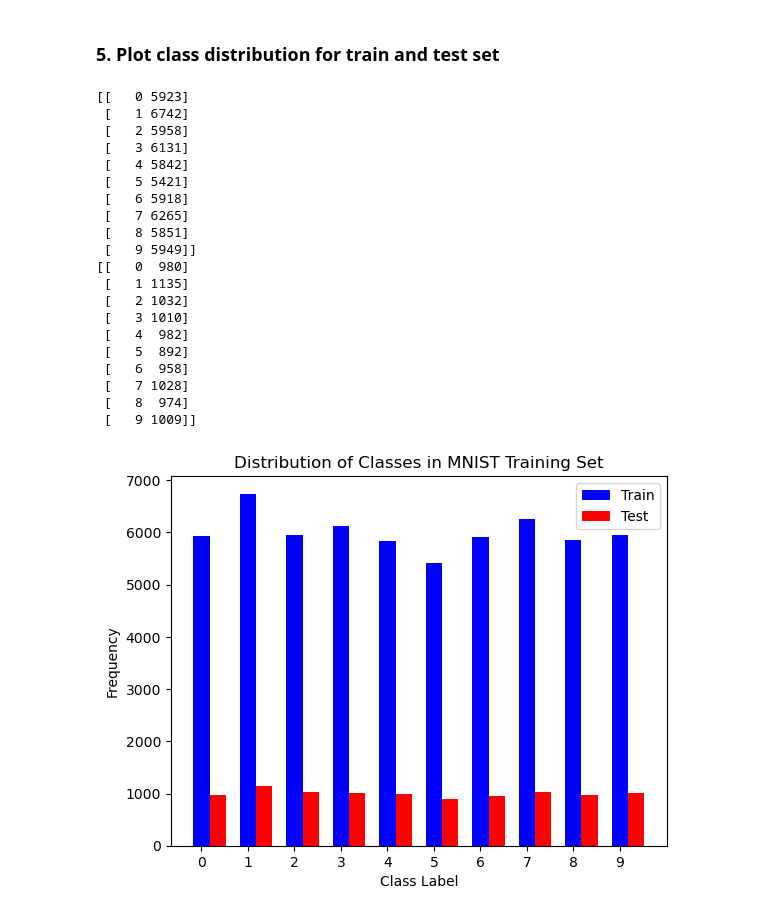
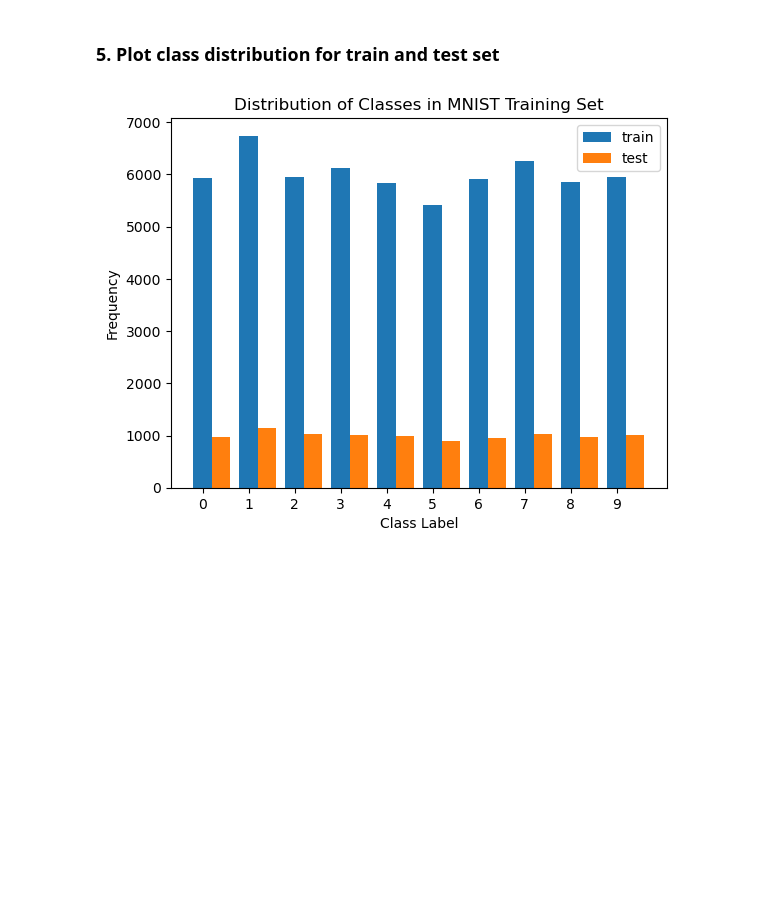
Before and after one commit to lopezyouhei/mnist_workflow, a Jupyter notebook: notebooks/data_visualization.ipynb, the cells around one changed output. Drawn from its saved outputs; the diff is of its cells as text; code cells hidden in the pictures; blank space fills up the shorter version.

```diff
--- a/notebooks/data_visualization.ipynb
+++ b/notebooks/data_visualization.ipynb
@@ -81,54 +85,6 @@ Mean:33, StDev: 79
 # %% [markdown]
 ### 5. Plot class distribution for train and test set
-# %%
-# Get the labels from the dataset
-train_labels = np.array(train.targets)
-test_labels = np.array(test.targets)
-
-# Count occurrences of each label
-(unique_train, counts_train) = np.unique(train_labels, return_counts=True)
-train_frequencies = np.asarray((unique_train, counts_train)).T
-print(train_frequencies)
-
-# Count occurrences of each label
-(unique_test, counts_test) = np.unique(test_labels, return_counts=True)
-test_frequencies = np.asarray((unique_test, counts_test)).T
-print(test_frequencies)
-
-# Set the width of a bar
-bar_width = 0.35
-
-# Set the positions of bars on x axis
-r1 = np.arange(len(train_frequencies))
-r2 = [x + bar_width for x in r1]
-
-plt.bar(r1, train_frequencies[:, 1], color='blue', width=bar_width, label="Train")
-plt.bar(r2, test_frequencies[:, 1], color='red', width=bar_width, label="Test")
-plt.xlabel('Class Label')
-plt.ylabel('Frequency')
-plt.title('Distribution of Classes in MNIST Training Set')
-plt.xticks(np.arange(0, 10))
-plt.legend()
-plt.show()
-# %% [output]
-[[   0 5923]
- [   1 6742]
- [   2 5958]
- [   3 6131]
- [   4 5842]
- [   5 5421]
- [   6 5918]
- [   7 6265]
- [   8 5851]
- [   9 5949]]
-[[   0  980]
- [   1 1135]
- [   2 1032]
- [   3 1010]
- [   4  982]
- [   5  892]
- [   6  958]
- [   7 1028]
- [   8  974]
- [   9 1009]]
-[figure, removed]
+# %%
+plot_distribution(train=train, test=test)
+# %% [output]
+[figure, added]
```
Also changed, not shown: parts of 4 cells of this notebook.
